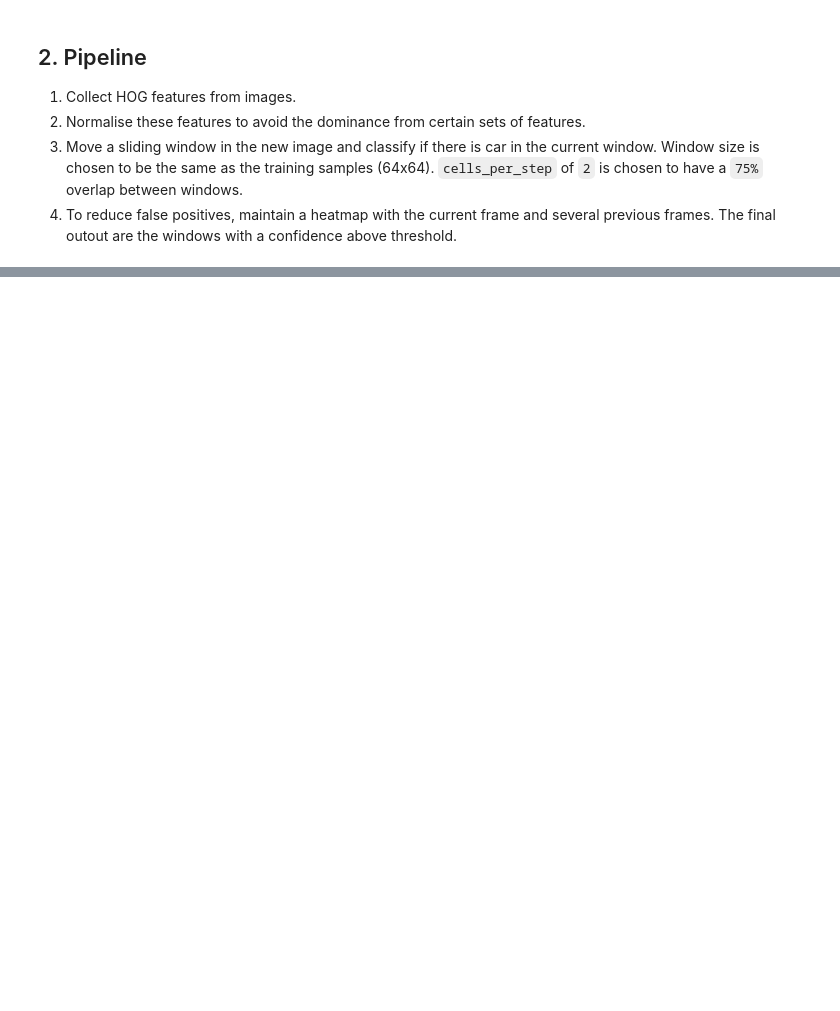
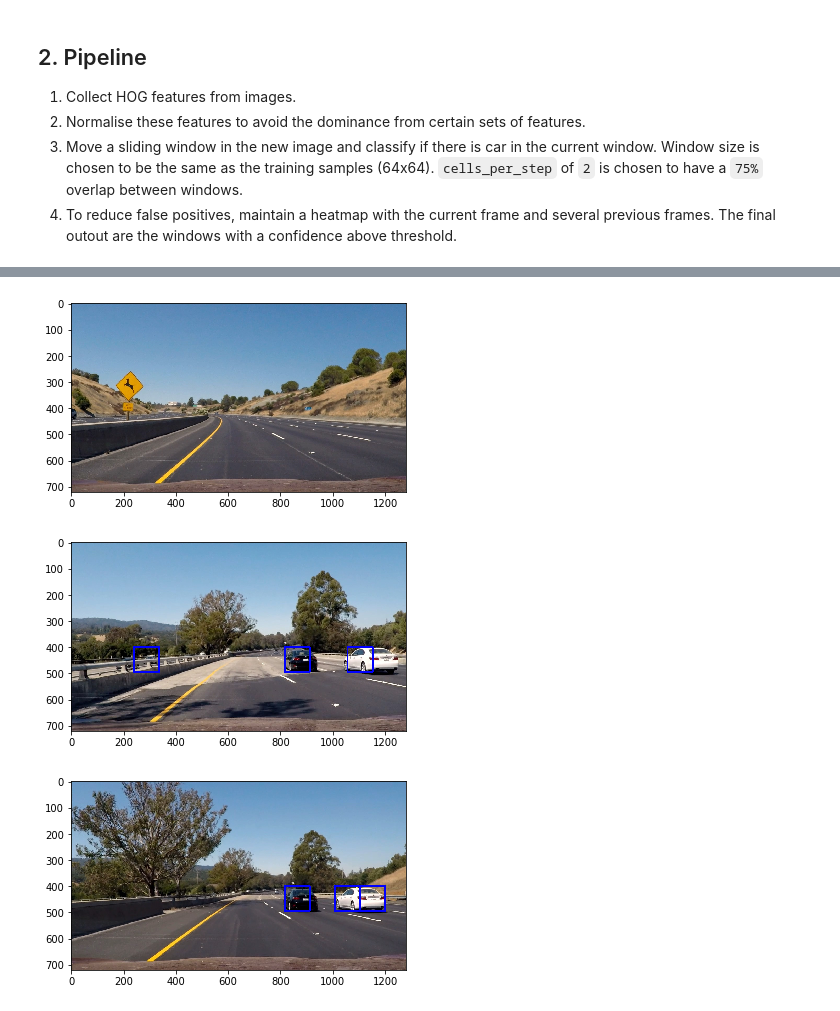
Before and after one commit to clarkli86/CarND-Vehicle-Detection, a Jupyter notebook: vehicle_detection.ipynb, the cells around one changed output, grey strips where cells are left out. Drawn from its saved outputs; the diff is of its cells as text; code cells hidden in the pictures; blank space fills up the shorter version.

```diff
--- a/vehicle_detection.ipynb
+++ b/vehicle_detection.ipynb
@@ -126,7 +128,7 @@ def extract_features(imgs, cspace='RGB', orient=9,
     return features
 # %%
 colorspace = 'YCrCb' # Can be RGB, HSV, LUV, HLS, YUV, YCrCb
-orient = 18
+orient = 9
 pix_per_cell = 8
 cell_per_block = 2
 hog_channel = 'ALL' # Can be 0, 1, 2, or "ALL"
@@ -230,22 +232,29 @@ plt.show()
 1. To reduce false positives, maintain a heatmap with the current frame and several previous frames. The final outout are the windows with a confidence above threshold.
 # %%
 # Util function from Udacity
-def convert_color(img, conv='RGB2YCrCb'):
-    if conv == 'RGB2YCrCb':
-        return cv2.cvtColor(img, cv2.COLOR_RGB2YCrCb)
-    if conv == 'BGR2YCrCb':
-        return cv2.cvtColor(img, cv2.COLOR_BGR2YCrCb)
-    if conv == 'RGB2LUV':
-        return cv2.cvtColor(img, cv2.COLOR_RGB2LUV)
+def convert_color(img, cspace='RGB'):
+    if cspace != 'RGB':
+        if cspace == 'HSV':
+            img = cv2.cvtColor(img, cv2.COLOR_RGB2HSV)
+        elif cspace == 'LUV':
+            img = cv2.cvtColor(img, cv2.COLOR_RGB2LUV)
+        elif cspace == 'HLS':
+            img = cv2.cvtColor(img, cv2.COLOR_RGB2HLS)
+        elif cspace == 'YUV':
+            img = cv2.cvtColor(img, cv2.COLOR_RGB2YUV)
+        elif cspace == 'YCrCb':
+            img = cv2.cvtColor(img, cv2.COLOR_RGB2YCrCb)
+    return img
 
 # Define a single function that can extract features using hog sub-sampling and make predictions
 # Modified Util function from Udacity
-def find_cars(img, ystart, ystop, scale, svc, X_scaler, orient, pix_per_cell, cell_per_block):
+def find_cars(img, hog_channel, cspace, ystart, ystop, scale, svc, X_scaler, orient, pix_per_cell, cell_per_block, cells_per_step):
     draw_img = np.copy(img)
+    # jpg and frames come in [0...255]
     img = img.astype(np.float32)/255
 
     img_tosearch = img[ystart:ystop,:,:]
-    ctrans_tosearch = convert_color(img_tosearch, 'RGB2YCrCb')
+    ctrans_tosearch = convert_color(img_tosearch, cspace)
     if scale != 1:
         imshape = ctrans_tosearch.shape
         ctrans_tosearch = cv2.resize(ctrans_tosearch, (np.int(imshape[1]/scale), np.int(imshape[0]/scale)))
@@ -262,24 +271,38 @@ def find_cars(img, ystart, ystop, scale, svc, X_scaler, orient, pix_per_cell, ce
     # 64 was the orginal sampling rate, with 8 cells and 8 pix per cell
     window = 64
     nblocks_per_window = (window // pix_per_cell) - cell_per_block + 1
-    cells_per_step = 2  # Instead of overlap, define how many cells to step
+    # Instead of overlap, use how many cells to step
     nxsteps = (nxblocks - nblocks_per_window) // cells_per_step + 1
     nysteps = (nyblocks - nblocks_per_window) // cells_per_step + 1
 
     # Compute individual channel HOG features for the entire image
-    hog1 = get_hog_features(ch1, orient, pix_per_cell, cell_per_block, feature_vec=False)
-    hog2 = get_hog_features(ch2, orient, pix_per_cell, cell_per_block, feature_vec=False)
-    hog3 = get_hog_features(ch3, orient, pix_per_cell, cell_per_block, feature_vec=False)
+    if hog_channel == 0 or hog_channel == 'ALL':
+        hog1 = get_hog_features(ch1, orient, pix_per_cell, cell_per_block, feature_vec=False)
+    if hog_channel == 1 or hog_channel == 'ALL':
+        hog2 = get_hog_features(ch2, orient, pix_per_cell, cell_per_block, feature_vec=False)
+    if hog_channel == 2 or hog_channel == 'ALL':
+        hog3 = get_hog_features(ch3, orient, pix_per_cell, cell_per_block, feature_vec=False)
 
     for xb in range(nxsteps):
         for yb in range(nysteps):
             ypos = yb*cells_per_step
             xpos = xb*cells_per_step
             # Extract HOG for this patch
-            hog_feat1 = hog1[ypos:ypos+nblocks_per_window, xpos:xpos+nblocks_per_window].ravel()
-            hog_feat2 = hog2[ypos:ypos+nblocks_per_window, xpos:xpos+nblocks_per_window].ravel()
-            hog_feat3 = hog3[ypos:ypos+nblocks_per_window, xpos:xpos+nblocks_per_window].ravel()
-            hog_features = np.hstack((hog_feat1, hog_feat2, hog_feat3))
+            if hog_channel == 0 or hog_channel == 'ALL':
+                hog_feat1 = hog1[ypos:ypos+nblocks_per_window, xpos:xpos+nblocks_per_window].ravel()
+            if hog_channel == 1 or hog_channel == 'ALL':
+                hog_feat2 = hog2[ypos:ypos+nblocks_per_window, xpos:xpos+nblocks_per_window].ravel()
+            if hog_channel == 2 or hog_channel == 'ALL':
+                hog_feat3 = hog3[ypos:ypos+nblocks_per_window, xpos:xpos+nblocks_per_window].ravel()
+
+            if hog_channel == 0:
+                hog_features = np.hstack((hog_feat1))
+            if hog_channel == 1:
+                hog_features = np.hstack((hog_feat2))
+            if hog_channel == 2:
+                hog_features = np.hstack((hog_feat3))
+            if hog_channel == 'ALL':
+                hog_features = np.hstack((hog_feat1, hog_feat2, hog_feat3))
 
             xleft = xpos*pix_per_cell
             ytop = ypos*pix_per_cell
@@ -307,12 +330,20 @@ def find_cars(img, ystart, ystop, scale, svc, X_scaler, orient, pix_per_cell, ce
 
     return draw_img
 
+test_images = glob.glob('test_images/*.jpg')
+for test_image in test_images:
+    img = mpimg.imread(test_image)
 
-ystart = 400
-ystop = 656
-scale = 2
+    t=time.time()
+    ystart = 400
+    ystop = 500
+    scale = 1.5
+    cells_per_step = 4
 
-img = mpimg.imread('test_images/test1.jpg')
-out_img = find_cars(img, ystart, ystop, scale, svc, X_scaler, orient, pix_per_cell, cell_per_block)
+    out_img = find_cars(img, hog_channel, colorspace, ystart, ystop, scale, svc, X_scaler, orient, pix_per_cell, cell_per_block, cells_per_step)
+    t2 = time.time()
+    print(round(t2-t, 5), 'Seconds to predict one test image with SVC')
 
-plt.imshow(out_img)
+    plt.figure()
+    plt.imshow(out_img)
+# %% [output]
@@ -318,0 +356,3 @@ plt.imshow(out_img)
+[figure, added]
+[figure, added]
+[figure, added]
```
Also changed, not shown: parts of 6 cells of this notebook.
